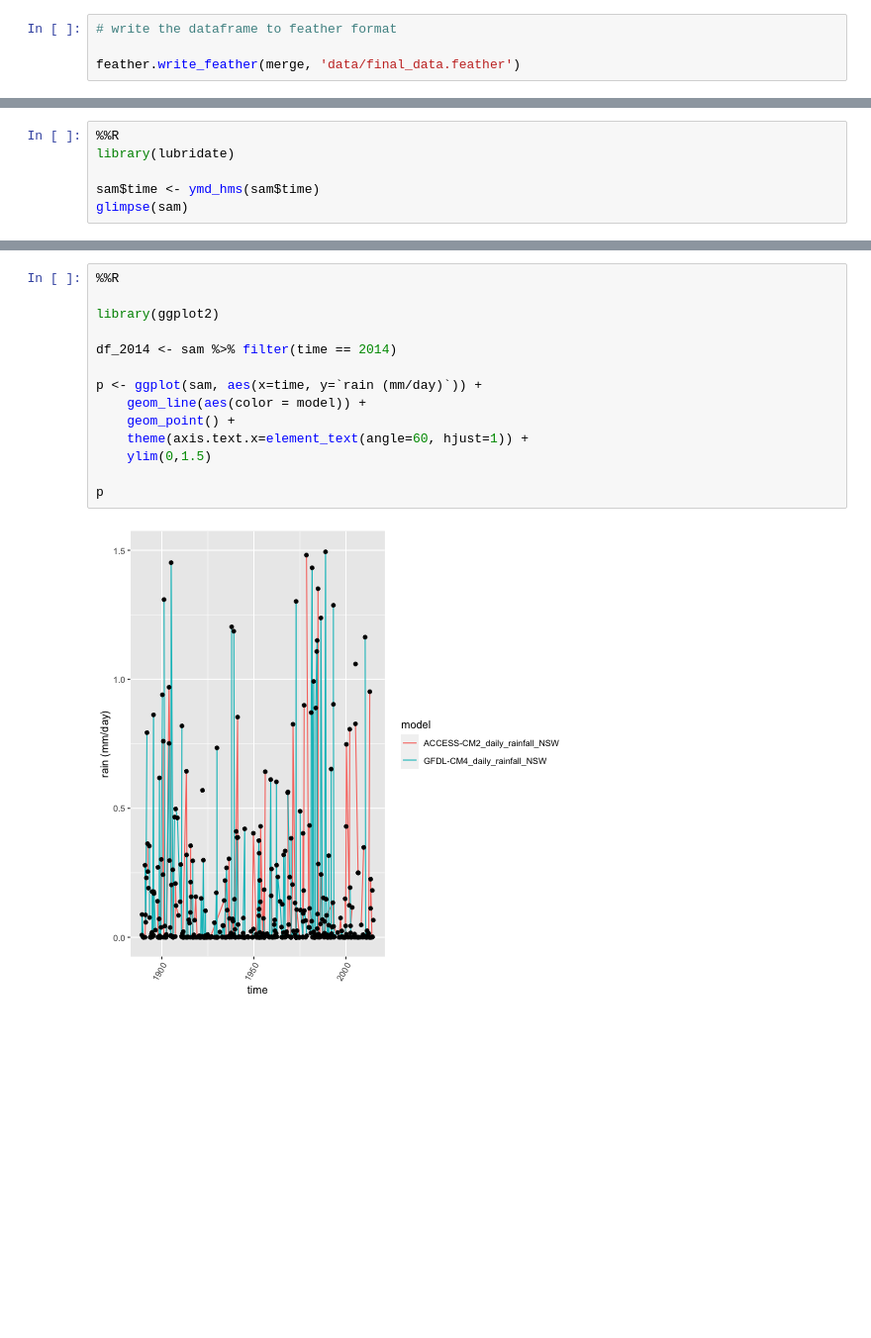
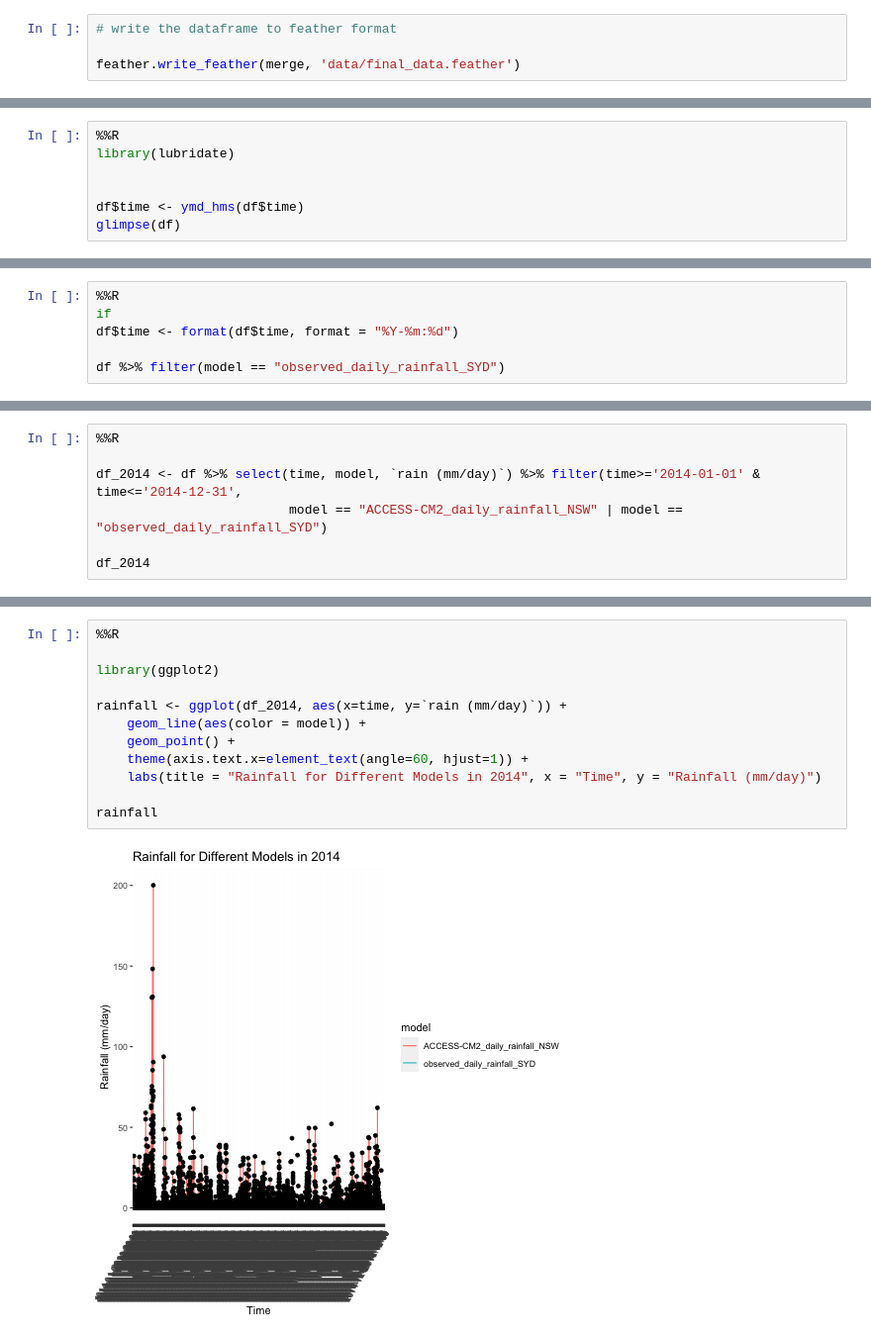
Before and after one commit to UBC-MDS/figshare-group-5, a Jupyter notebook: EDA.ipynb, the cells around one changed output, grey strips where cells are left out. Shown: that part at 99% size. Cells and saved outputs as stored; diff of their text form; blank space fills up the shorter version.

Commit message:
Wrangle data and add a graph:

```diff
--- a/EDA.ipynb
+++ b/EDA.ipynb
@@ -113,6 +130,7 @@ sam <- sample_n(df, 500)
 %%R
 library(lubridate)
 
-sam$time <- ymd_hms(sam$time)
-glimpse(sam)
+
+df$time <- ymd_hms(df$time)
+glimpse(df)
 # %% [output]
@@ -137,0 +169,6 @@ df_2014
+# %%
+%%R
+if
+df$time <- format(df$time, format = "%Y-%m:%d")
+
+df %>% filter(model == "observed_daily_rainfall_SYD")
@@ -137,0 +190,7 @@ df_2014
+# %%
+%%R
+
+df_2014 <- df %>% select(time, model, `rain (mm/day)`) %>% filter(time>='2014-01-01' & time<='2014-12-31',
+                         model == "ACCESS-CM2_daily_rainfall_NSW" | model == "observed_daily_rainfall_SYD")
+
+df_2014
@@ -138,16 +214,14 @@ df_2014
 # %%
 %%R
 
 library(ggplot2)
 
-df_2014 <- sam %>% filter(time == 2014)
-
-p <- ggplot(sam, aes(x=time, y=`rain (mm/day)`)) +
+rainfall <- ggplot(df_2014, aes(x=time, y=`rain (mm/day)`)) +
     geom_line(aes(color = model)) +
     geom_point() +
     theme(axis.text.x=element_text(angle=60, hjust=1)) +
-    ylim(0,1.5)
+    labs(title = "Rainfall for Different Models in 2014", x = "Time", y = "Rainfall (mm/day)")
 
-p
+rainfall
 # %% [output]
-[figure, old version]
+[figure, new version]
```
Also changed, not shown: parts of 18 cells of this notebook.
